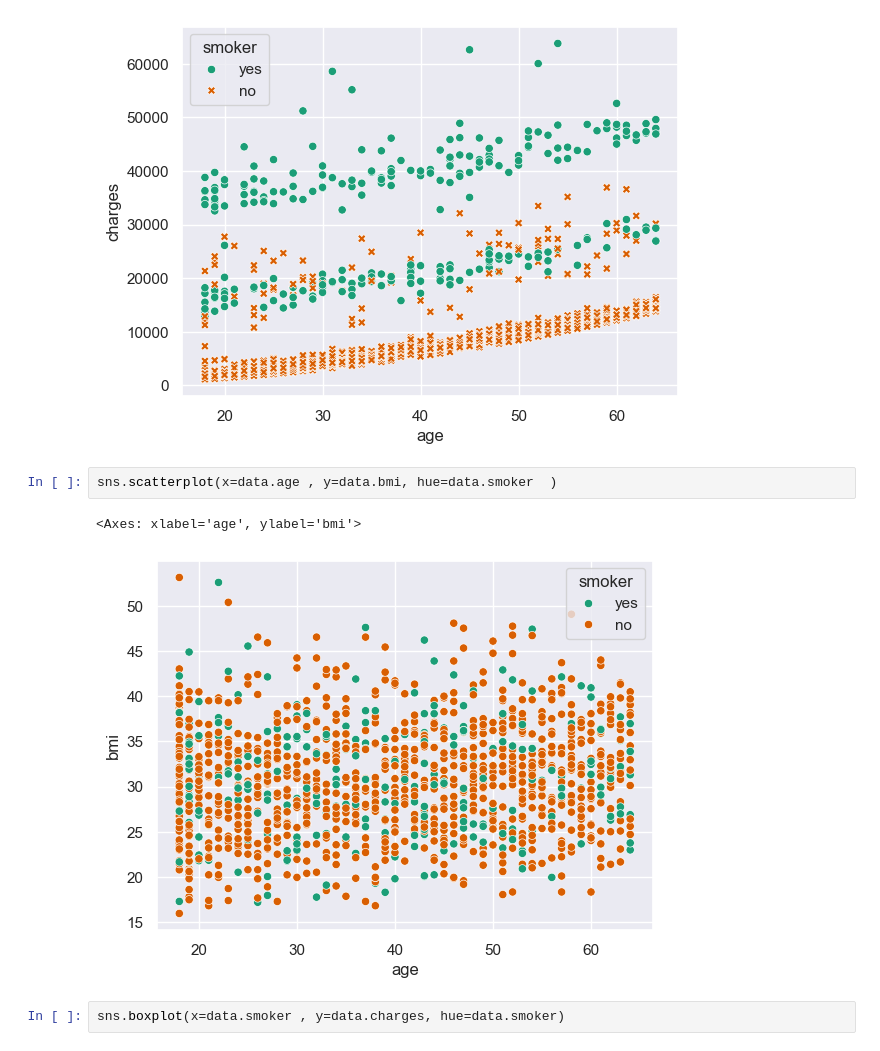
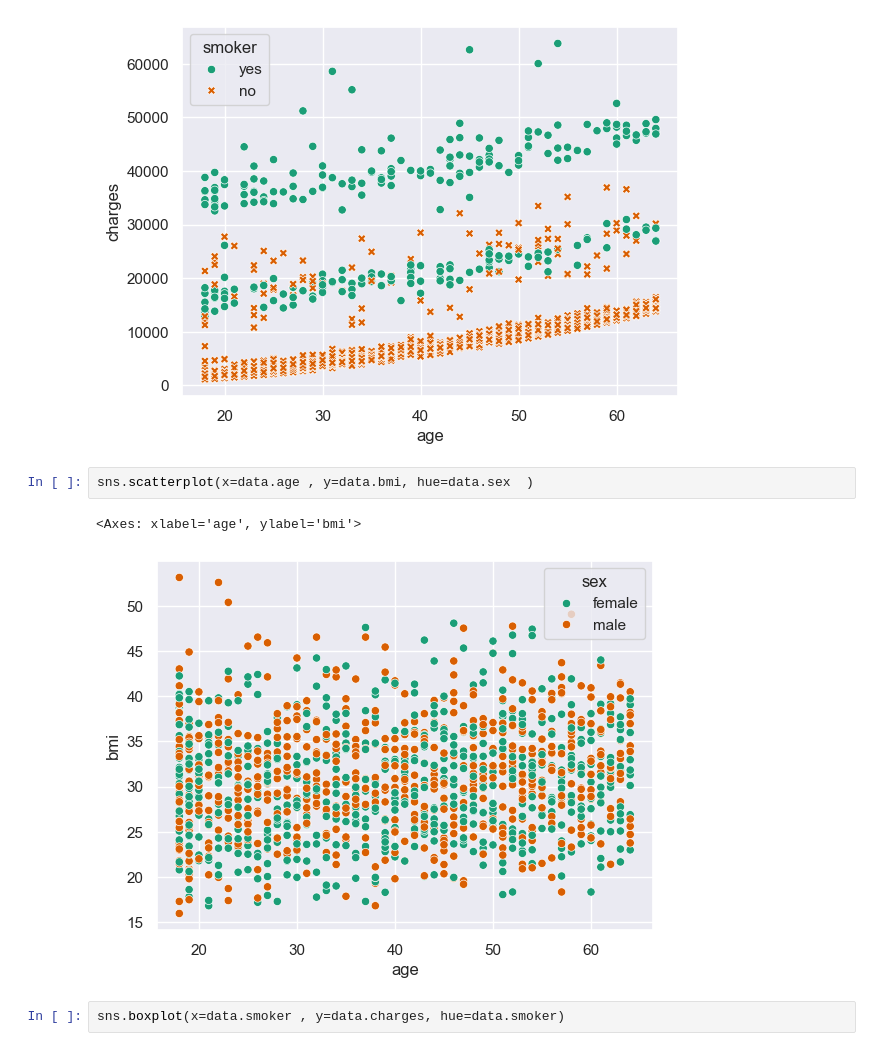
Before and after one commit to Animesh-Samantaray/PYTHON, a Jupyter notebook: scikit-learn/medical-ml.ipynb, the cells around one changed output. Saved outputs shown, nothing was run; the diff lists cells and outputs as text.

```diff
--- a/scikit-learn/medical-ml.ipynb
+++ b/scikit-learn/medical-ml.ipynb
@@ -67,10 +67,10 @@ sns.scatterplot(x=data.age , y = data.charges ,hue=data.smoker , style=data.smok
 <Axes: xlabel='age', ylabel='charges'>
 [figure]
 # %%
-sns.scatterplot(x=data.age , y=data.bmi, hue=data.smoker  )
+sns.scatterplot(x=data.age , y=data.bmi, hue=data.sex  )
 # %% [output]
 <Axes: xlabel='age', ylabel='bmi'>
-[figure, old version]
+[figure, new version]
 # %%
 sns.boxplot(x=data.smoker , y=data.charges, hue=data.smoker)
 # %% [output]
```
Also changed, not shown: parts of 9 cells of this notebook, 5 other files.
